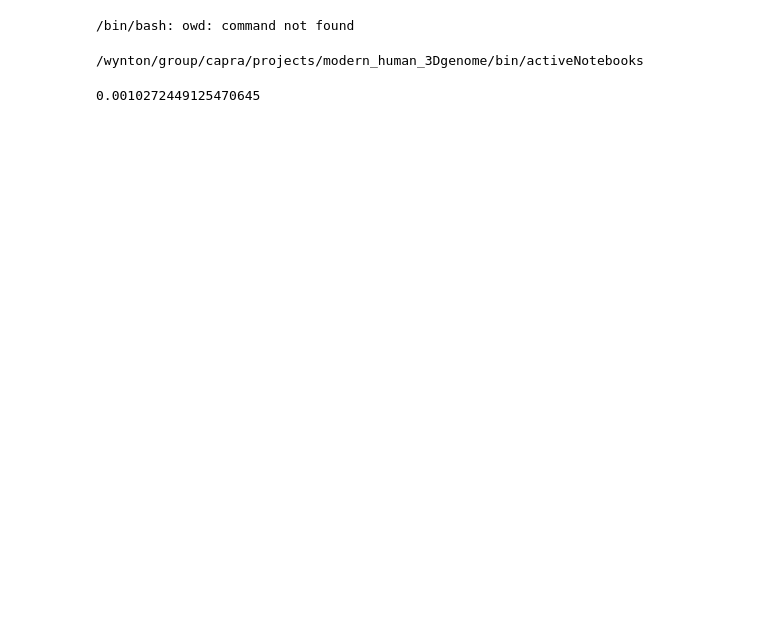
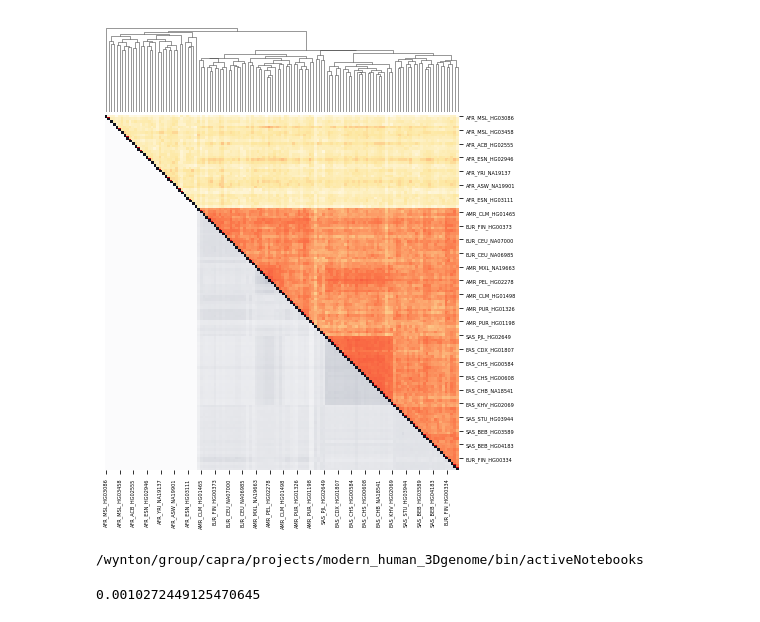
Before and after one commit to erin-n-gilbertson/3DGenome-diversity, a Jupyter notebook: activeNotebooks/Pairwise_sequence.ipynb, the cells around one changed output. Drawn from its saved outputs; the diff is of its cells as text; code cells hidden in the pictures; blank space fills up the shorter version.

```diff
--- a/activeNotebooks/Pairwise_sequence.ipynb
+++ b/activeNotebooks/Pairwise_sequence.ipynb
@@ -226,7 +225,43 @@ ax[1].set_xticklabels(np.arange(0.001,0.00476,0.001));
 # %%
-!owd
+# Visualize together
+
+from scipy.spatial.distance import squareform
+from scipy.spatial.distance import pdist, jaccard
+import scipy.spatial as sp, scipy.cluster.hierarchy as hc
+from matplotlib.patches import Rectangle
+
+# colormaps
+cmap_seq = get_continuous_cmap(['#0e121ff','#9699a5','#c9ccd4','#fcfcfd'],float_list=[0, 0.40,0.58, 1])
+cmap_3d = get_continuous_cmap(["#c5000e",'f44132','#fc774a',"fee8a1","#fffdf2"])
+
+# Linkage and cluster baseds on sequence
+linkage = hc.linkage(sp.distance.squareform(matrix_3d), method='complete',optimal_ordering=True) # complete, single, average, weighted
+g = sns.clustermap(matrix_3d, row_linkage=linkage, col_linkage=linkage, cmap = cmap_3d,figsize=(8,8), vmin=0.00043, vmax=0.00476)
+
+#g.ax_col_dendrogram.invert_xaxis()
+_ = g.ax_heatmap.set_xticklabels(g.ax_heatmap.get_xmajorticklabels(), fontsize = 5)
+_ = g.ax_heatmap.set_yticklabels(g.ax_heatmap.get_ymajorticklabels(), fontsize = 5)
+
+# Color bottom triangle based on 3d genome
+
+order = g.dendrogram_col.reordered_ind
+order = [all_indivs[x] for x in order]
+order = ["_".join(np.array(x.split("_"))[[0,1,3]]) if "_" in x else x for x in order]
+
+ax = g.ax_heatmap
+
+for i,indiv1 in enumerate(order):
+    for j,indiv2 in enumerate(order):
+        if i >= j:
+            _ = ax.add_patch(Rectangle((j,i-0.03), 1, 1.2, fc=cmap_seq(((2**20*matrix_seq.loc[indiv1,indiv2])-150)/(1100-150)),linewidth=0,ec=None))
+        #elif i == j:
+
+
+g.cax.set_visible(False)
+g.ax_row_dendrogram.set_visible(False)
+#plt.savefig("/home/mcarthe/heatmap3dandSeq_clusterby3d.pdf");
 # %% [output]
-/bin/bash: owd: command not found
+[figure, added]
 # %%
 !pwd
 # %% [output]
```
Also changed, not shown: parts of 12 cells of this notebook, 51 other files.
